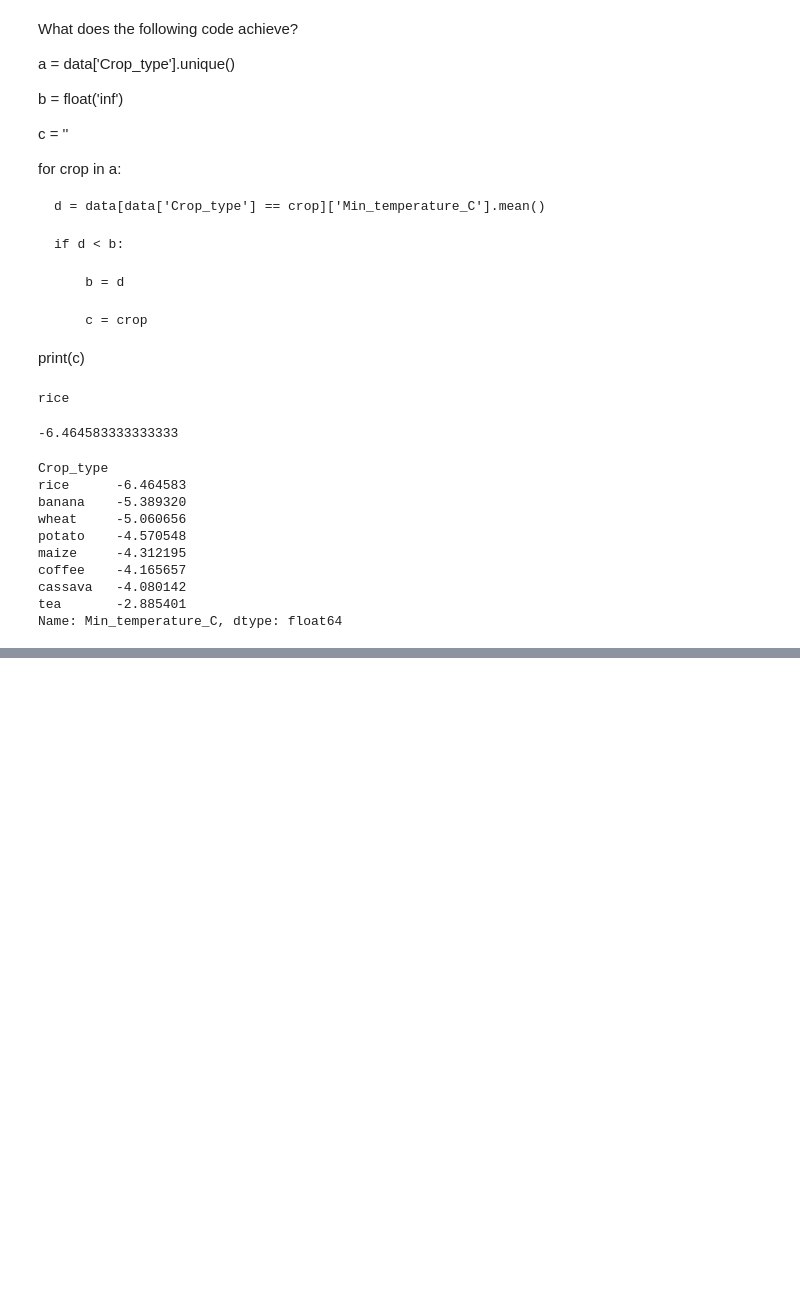
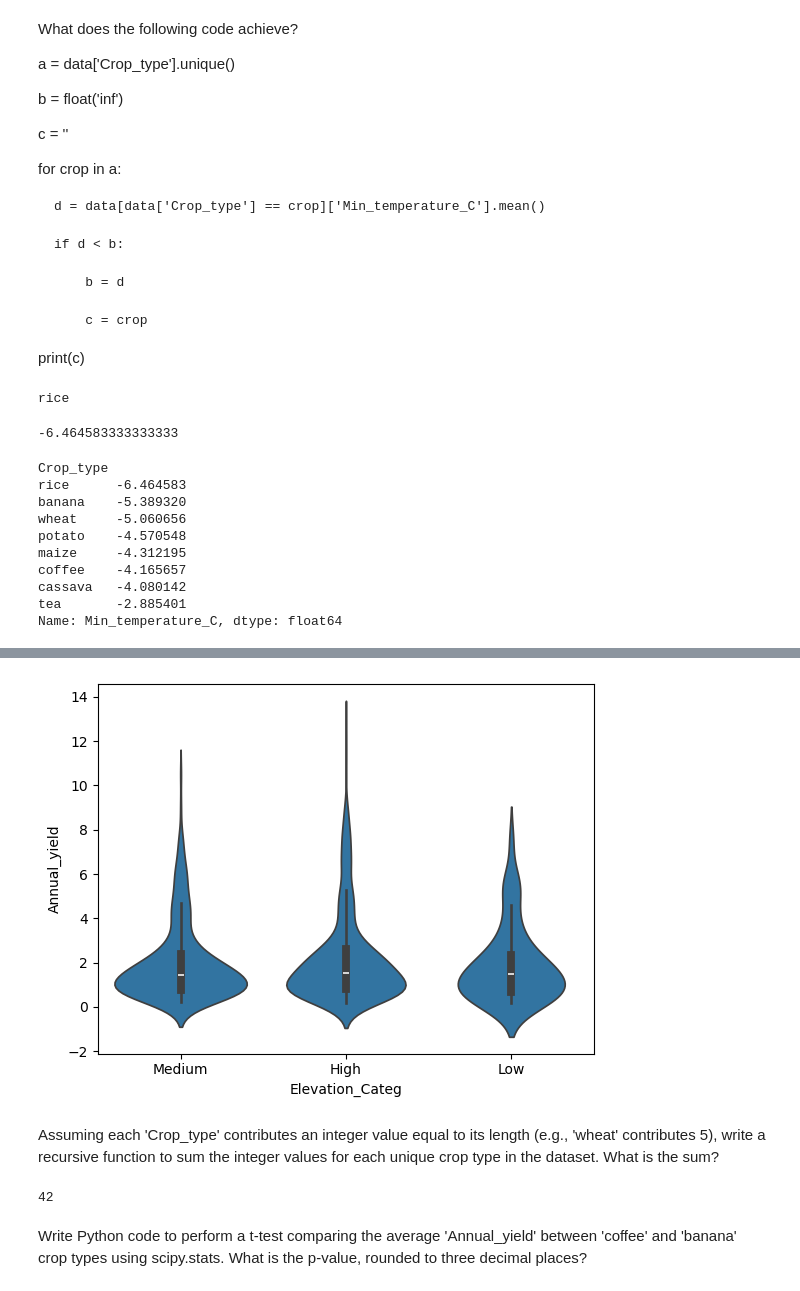
Before and after one commit to JackronyK/Python, a Jupyter notebook: Exam/Main Exam/Practical Exam NB.ipynb, the cells around one changed output, grey strips where cells are left out. Cells and saved outputs as stored; diff of their text form; code cells hidden in the pictures; blank space fills up the shorter version.

Commit message:
Adding Data

```diff
--- a/Exam/Main Exam/Practical Exam NB.ipynb
+++ b/Exam/Main Exam/Practical Exam NB.ipynb
@@ -144,0 +198,11 @@ Name: Min_temperature_C, dtype: float64
+# %%
+def elevation_categorization(elev):
+    if elev < 300:
+        return "Low"
+    elif 300 <= elev <= 600 :
+        return "Medium"
+    elif elev > 600:
+        return "High"
+    else:
+        return "unknown"
+MD_Agric_df['Elevation_Categ'] = MD_Agric_df['Elevation'].apply(elevation_categorization)
@@ -144,0 +218,23 @@ Name: Min_temperature_C, dtype: float64
+# %%
+import seaborn as sns
+import matplotlib.pyplot as plt
+
+#Plotting
+sns.violinplot(data = MD_Agric_df, y = 'Annual_yield', x= 'Elevation_Categ')
+
+
+plt.show()
+# %% [output]
+[figure, added]
+# %% [markdown]
+Assuming each 'Crop_type' contributes an integer value equal to its length (e.g., 'wheat' contributes 5), write a recursive function to sum the integer values for each unique crop type in the dataset. What is the sum?
+# %%
+crop_len = 0
+for crop in MD_Agric_df['Crop_type'].unique():
+
+    crop_len += len(crop)
+crop_len
+# %% [output]
+42
+# %% [markdown]
+Write Python code to perform a t-test comparing the average 'Annual_yield' between 'coffee' and 'banana' crop types using scipy.stats. What is the p-value, rounded to three decimal places?
```
Also changed, not shown: parts of 21 cells of this notebook, 12 other files.
